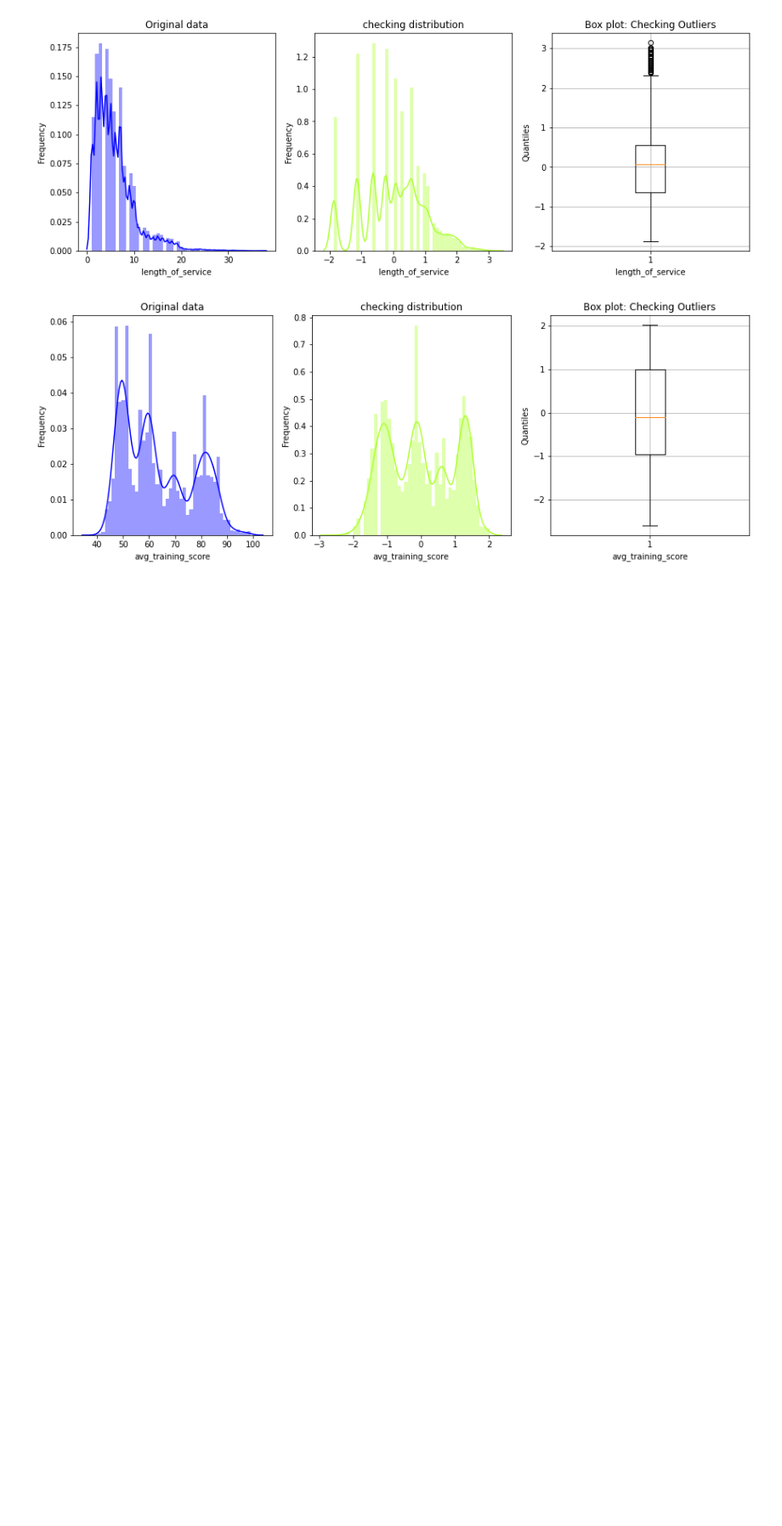
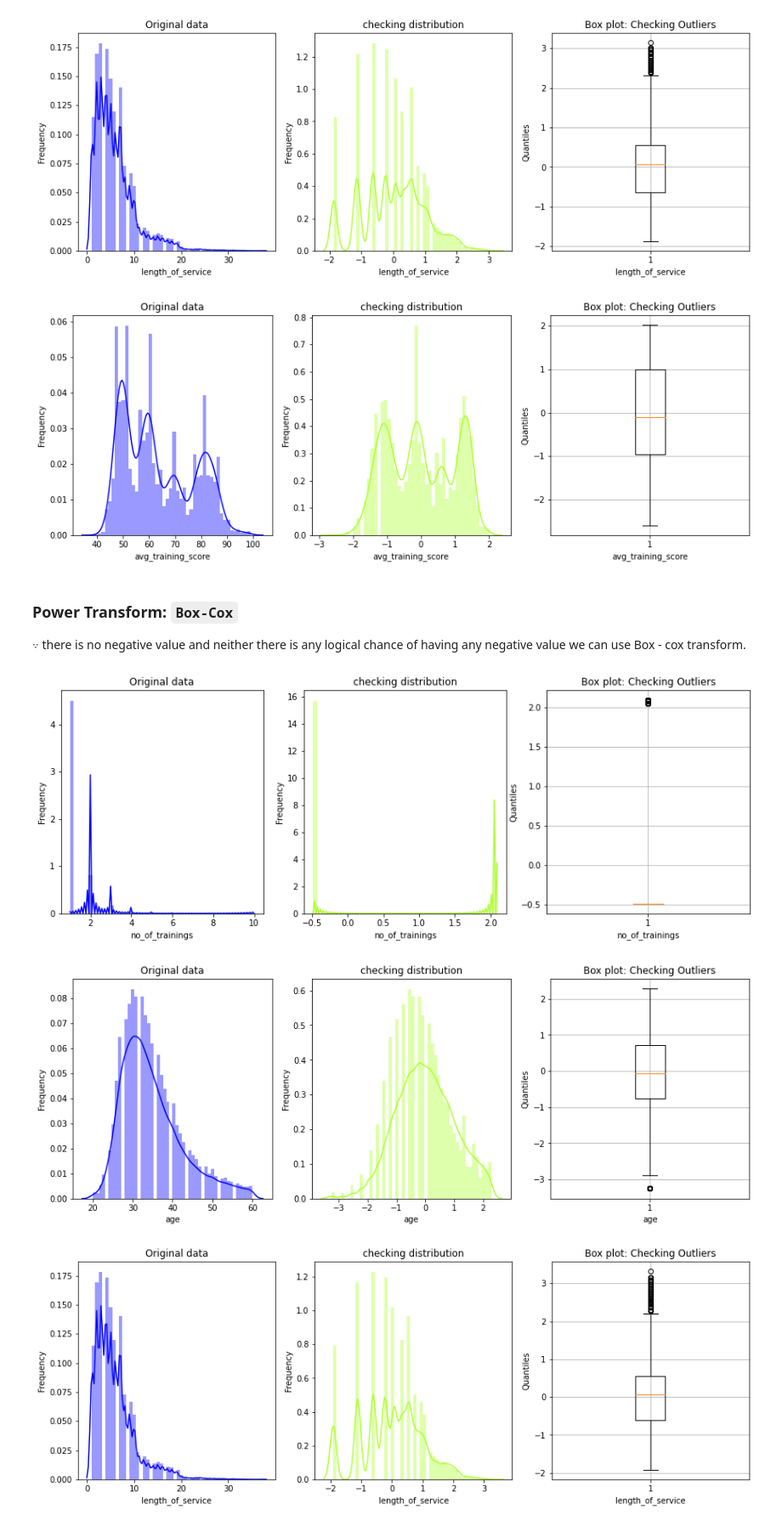
Before and after one commit to gunnerVivek/Employee-Promotion, a Jupyter notebook: 2-data_preprocessing.ipynb, the cells around one changed output. Shown at 85% size. Saved outputs shown, nothing was run; the diff lists cells and outputs as text; code cells hidden in the pictures; blank space fills up the shorter version.

Commit message:
add Box Cox Power transform exploration

```diff
--- a/2-data_preprocessing.ipynb
+++ b/2-data_preprocessing.ipynb
@@ -212,3 +212,46 @@ for feature in yeo_johnson_data.columns:
 [figure]
 # %%
 del yeo_johnson_data
+# %% [markdown]
+### Power Transform: `Box-Cox`
+
+$\because$ there is no negative value and neither there is any logical chance of having any negative value we can use Box - cox transform.
+# %%
+box_cox_data = X.loc[:, numerical_features]
+# %%
+for num_var in box_cox_data.columns:
+    # fit with training data
+    transformer = PowerTransformer(method='box-cox', standardize=True).fit(np.array(box_cox_data[num_var][train_index]).reshape(-1,1))
+    # transform your data
+    box_cox_data[num_var] = transformer.transform(np.array(box_cox_data[num_var]).reshape(-1,1))
+# %%
+for feature in box_cox_data.columns:
+
+    fig, ax = plt.subplots(nrows=1, ncols=3, figsize=(15,5))
+
+    plt.subplot(ax[0])
+    sns.distplot(X.loc[:, feature], color='blue')
+    plt.title('Original data')
+    plt.ylabel('Frequency')
+    plt.xlabel(feature)
+
+    plt.subplot(ax[1])
+    sns.distplot(box_cox_data.loc[:, feature], color='greenyellow')
+    plt.title('checking distribution')
+    plt.ylabel('Frequency')
+    plt.xlabel(feature)
+
+    plt.subplot(ax[2])
+    plt.boxplot(box_cox_data.loc[:, feature])
+    #plt.xticks([1,2],('Promoted','Not Promoted'))
+    plt.xlabel(feature)
+    plt.ylabel('Quantiles')
+    plt.title('Box plot: Checking Outliers')
+    plt.grid()
+
+
+    plt.show()
+# %% [output]
+[figure, added]
+[figure, added]
+[figure, added]
```
Also changed, not shown: parts of 2 cells of this notebook.
